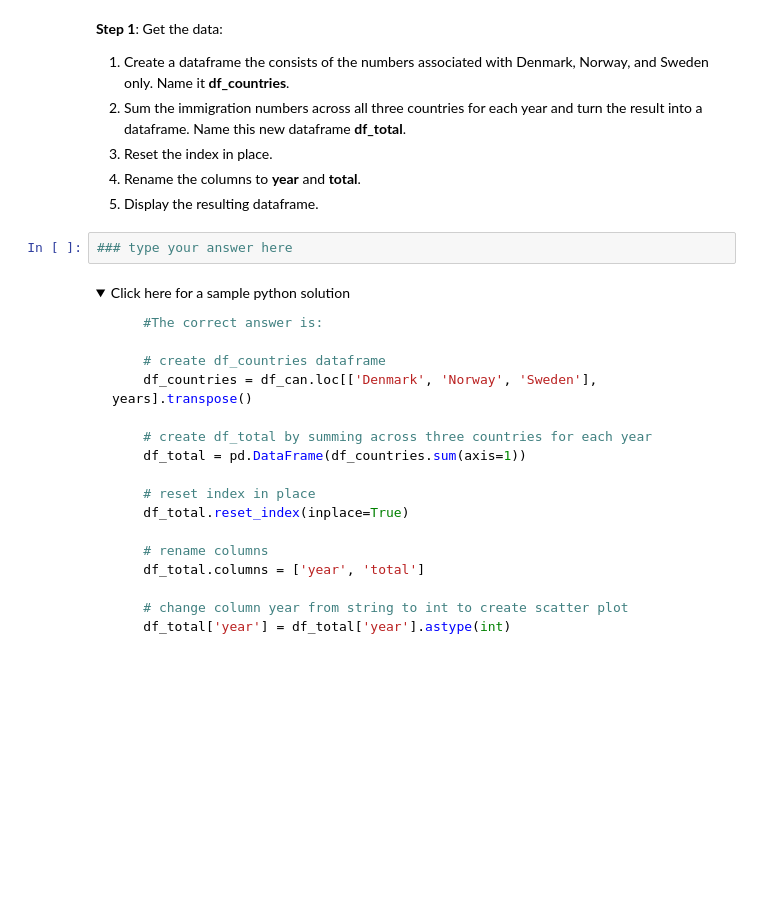
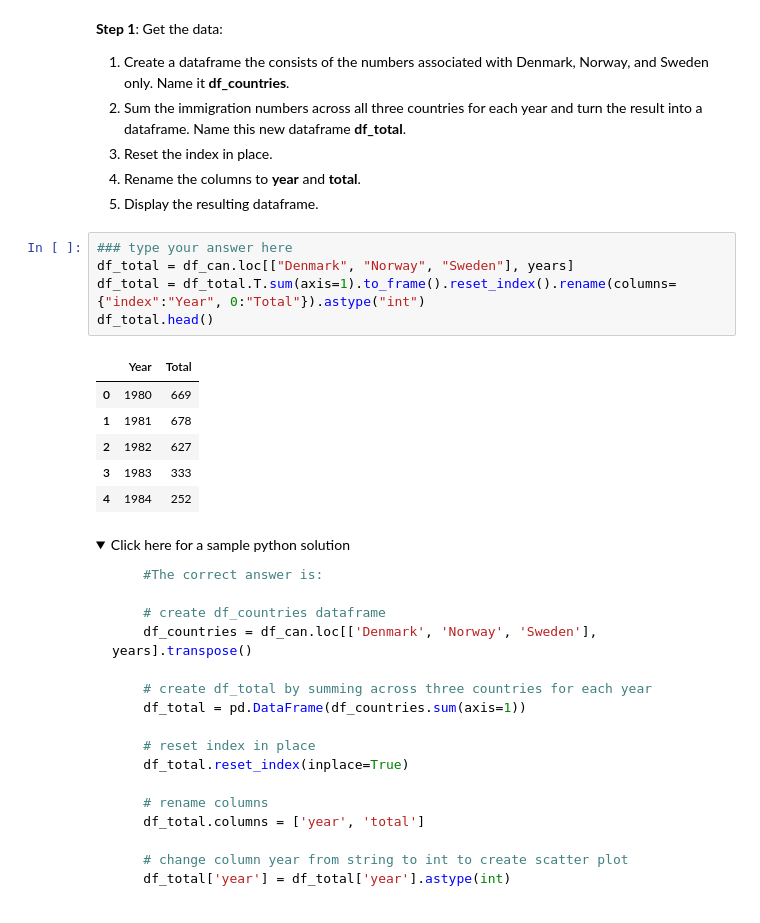
Before and after one commit to firatolcum/IBM_Data_Analyst_Professional_Certificate_Course, a Jupyter notebook: Data.Visualization.With.Python/DV0101EN-Exercise-Pie-Charts-Box-Plots-Scatter-Plots-and-Bubble-Plots.ipynb, the cells around one changed output. Saved outputs shown, nothing was run; the diff lists cells and outputs as text; folded sections open; blank space fills up the shorter version.

```diff
--- a/Data.Visualization.With.Python/DV0101EN-Exercise-Pie-Charts-Box-Plots-Scatter-Plots-and-Bubble-Plots.ipynb
+++ b/Data.Visualization.With.Python/DV0101EN-Exercise-Pie-Charts-Box-Plots-Scatter-Plots-and-Bubble-Plots.ipynb
@@ -739,8 +766,18 @@ As a side note, we can observe that immigration took a dip around 1993 - 1997. F
 3.  Reset the index in place.
 4.  Rename the columns to **year** and **total**.
 5.  Display the resulting dataframe.
-# %%
-### type your answer here
+# %%
+### type your answer here
+df_total = df_can.loc[["Denmark", "Norway", "Sweden"], years]
+df_total = df_total.T.sum(axis=1).to_frame().reset_index().rename(columns={"index":"Year", 0:"Total"}).astype("int")
+df_total.head()
+# %% [output]
+|  | Year | Total |
+| 0 | 1980 | 669 |
+| 1 | 1981 | 678 |
+| 2 | 1982 | 627 |
+| 3 | 1983 | 333 |
+| 4 | 1984 | 252 |
 # %% [markdown]
 <details><summary>Click here for a sample python solution</summary>
 
```
Also changed, not shown: parts of 9 cells of this notebook.
